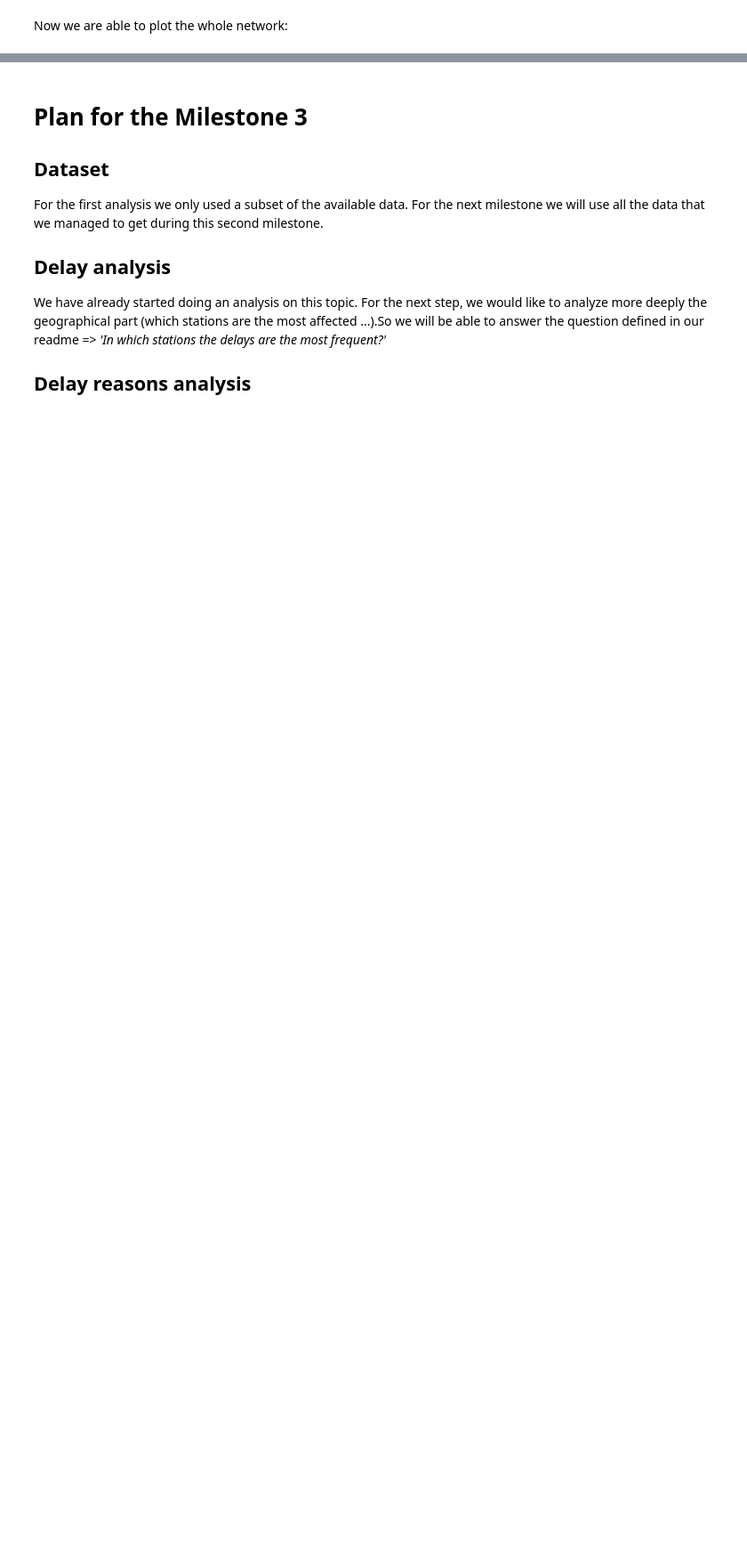
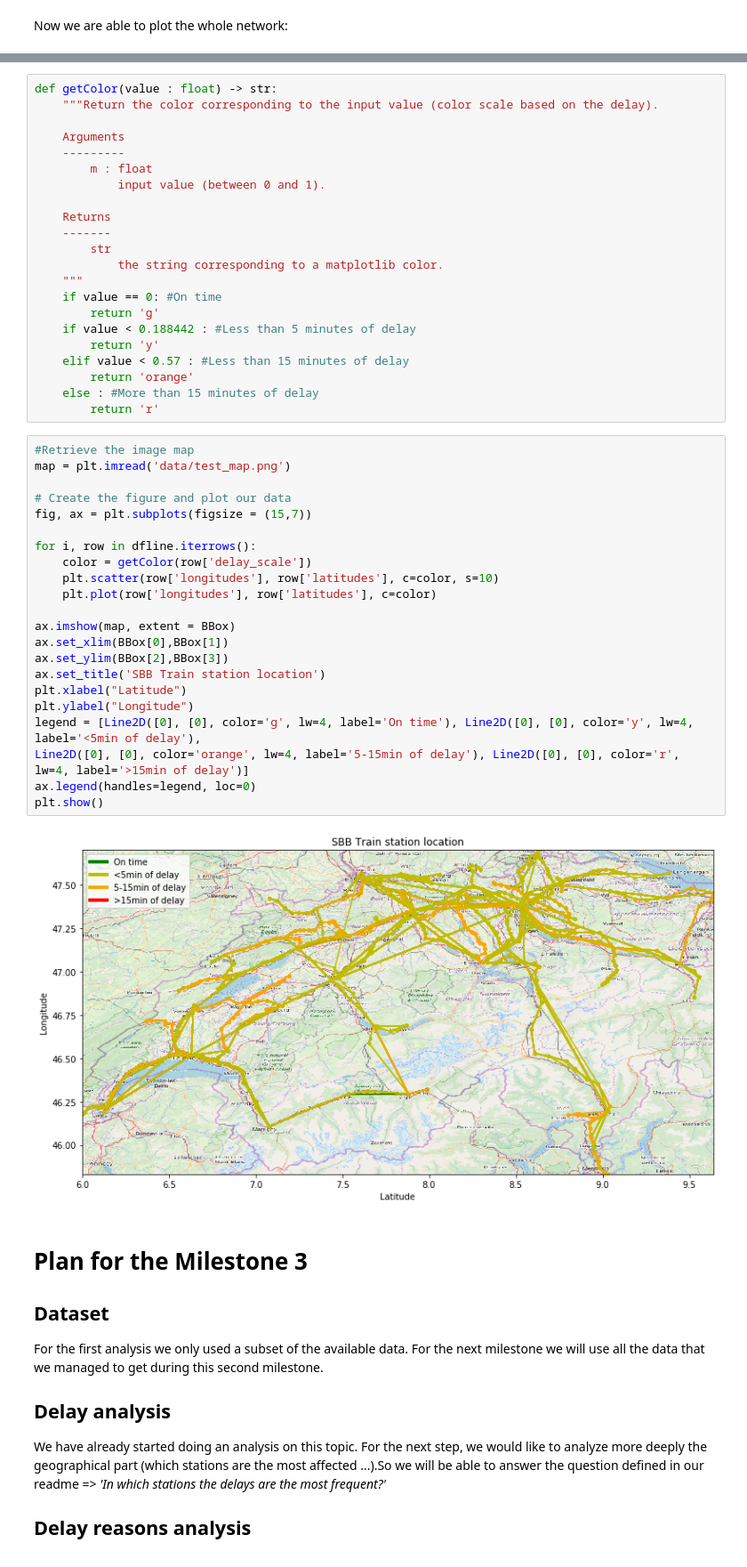
Before and after one commit to dimitriLallement/ADA-Project-2019, a Jupyter notebook: Project1.ipynb, the cells around one changed output, grey strips where cells are left out. Shown at 89% size. Drawn from its saved outputs; the diff is of its cells as text; blank space fills up the shorter version.

```diff
--- a/Project1.ipynb
+++ b/Project1.ipynb
@@ -528,3 +594,49 @@ Now we can also consider the delay for each line and observe the delay repartiti
+# %%
+def getColor(value : float) -> str:
+    """Return the color corresponding to the input value (color scale based on the delay).
+
+    Arguments
+    ---------
+        m : float
+            input value (between 0 and 1).
+
+    Returns
+    -------
+        str
+            the string corresponding to a matplotlib color.
+    """
+    if value == 0: #On time
+        return 'g'
+    if value < 0.188442 : #Less than 5 minutes of delay
+        return 'y'
+    elif value < 0.57 : #Less than 15 minutes of delay
+        return 'orange'
+    else : #More than 15 minutes of delay
+        return 'r'
+# %%
+#Retrieve the image map
+map = plt.imread('data/test_map.png')
+
+# Create the figure and plot our data
+fig, ax = plt.subplots(figsize = (15,7))
+
+for i, row in dfline.iterrows():
+    color = getColor(row['delay_scale'])
+    plt.scatter(row['longitudes'], row['latitudes'], c=color, s=10)
+    plt.plot(row['longitudes'], row['latitudes'], c=color)
+
+ax.imshow(map, extent = BBox)
+ax.set_xlim(BBox[0],BBox[1])
+ax.set_ylim(BBox[2],BBox[3])
+ax.set_title('SBB Train station location')
+plt.xlabel("Latitude")
+plt.ylabel("Longitude")
+legend = [Line2D([0], [0], color='g', lw=4, label='On time'), Line2D([0], [0], color='y', lw=4, label='<5min of delay'),
+Line2D([0], [0], color='orange', lw=4, label='5-15min of delay'), Line2D([0], [0], color='r', lw=4, label='>15min of delay')]
+ax.legend(handles=legend, loc=0)
+plt.show()
+# %% [output]
+[figure, added]
 # %% [markdown]
 # Plan for the Milestone 3
 
```
Also changed, not shown: parts of 21 cells of this notebook.
